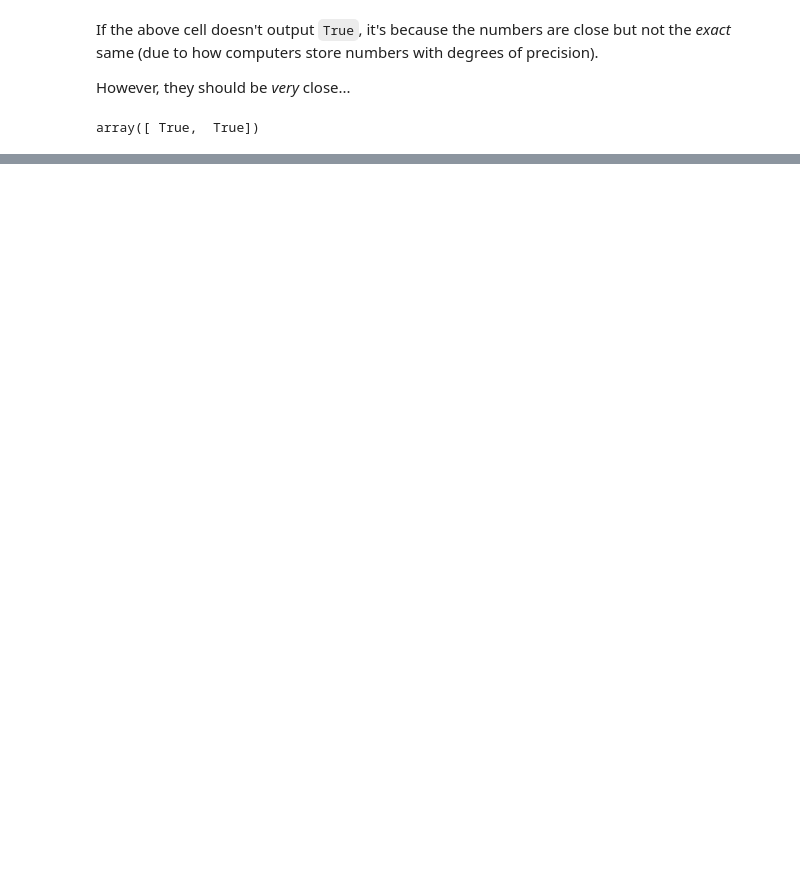
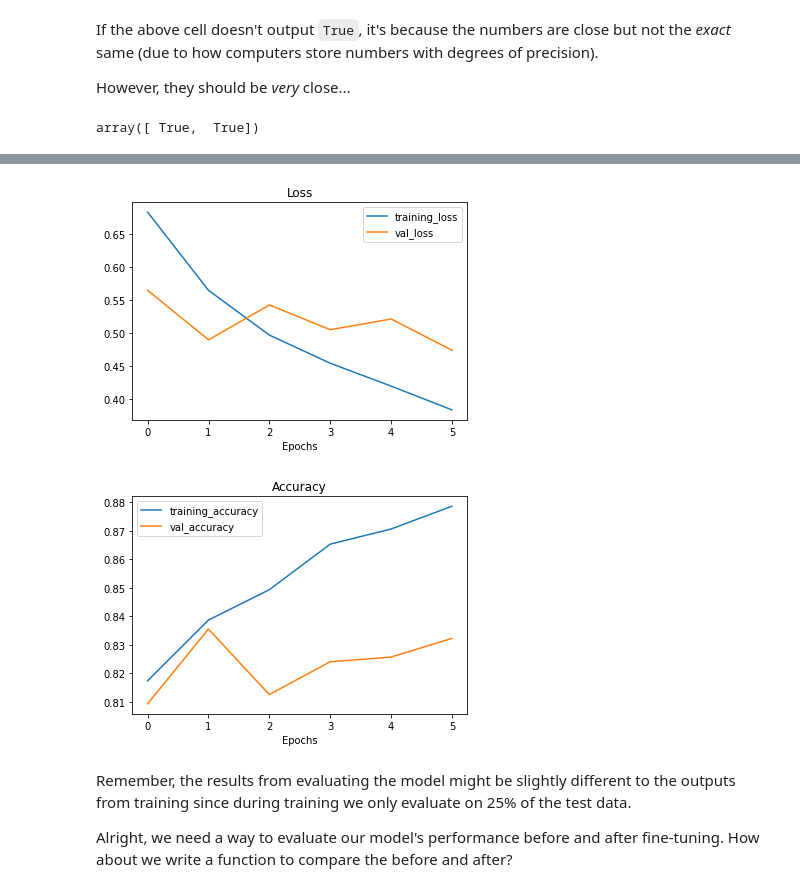
Before and after one commit to Nikitaion/TensorFlowLearning, a Jupyter notebook: 05_transfer_learning_in_tensorflow_part_2.ipynb, the cells around one changed output, grey strips where cells are left out. Cells and saved outputs as stored; diff of their text form; code cells hidden in the pictures; blank space fills up the shorter version.

```diff
--- a/05_transfer_learning_in_tensorflow_part_2.ipynb
+++ b/05_transfer_learning_in_tensorflow_part_2.ipynb
@@ -840,0 +911,13 @@ We've verified our loaded model's performance, let's check out its layers.
+# %%
+# To begin fine-tuning, let's start by setting the last 10 layers of our base_model.trainable = True
+base_model.trainable = True # Set all layers trainable
+
+# Freeze all layers exceps for the last 10
+for layer in base_model.layers[:-10]: # Choose alll except last 10
+  layer.trainable = False # Make this layers no-trainable
+
+# Recompile (we have to recompile our models every time we make change)
+# Because base_model are part of model_2
+model_2.compile(loss="categorical_crossentropy",
+                optimizer=tf.keras.optimizers.Adam(lr=0.0001), # when fine-tuning ypu typically want to lower the lr by 10x
+                metrics=["accuracy"])
@@ -840,0 +991,12 @@ We've verified our loaded model's performance, let's check out its layers.
+# %%
+# Fine tune for another 5 epochs
+fine_tune_epochs = initial_epochs + 5
+
+# Refit the model (same as model_2 except with more trainamle layers)
+history_fine_10_percent_data_aug = model_2.fit(train_data_10_percent,
+                                               epochs=fine_tune_epochs,
+                                               validation_data=test_data,
+                                               validation_steps=int(0.25 * len(test_data)),
+                                               initial_epoch = history_10_percent_data_aug.epoch[-1], # When do we start fitting our model. [-1] for start from the last (from 5 epoch)
+                                               callbacks=[create_tensorboard_callback(dir_name="transfer_learning",
+                                                                                      experiment_name="10_percent_fine_tune_last_10")])
@@ -840,0 +1022,10 @@ We've verified our loaded model's performance, let's check out its layers.
+# %%
+# Check out the loss curves of our fine-tuned model
+plot_loss_curves(history_fine_10_percent_data_aug)
+# %% [output]
+[figure, added]
+[figure, added]
+# %% [markdown]
+Remember, the results from evaluating the model might be slightly different to the outputs from training since during training we only evaluate on 25% of the test data.
+
+Alright, we need a way to evaluate our model's performance before and after fine-tuning. How about we write a function to compare the before and after?
```
Also changed, not shown: parts of 69 cells of this notebook.
